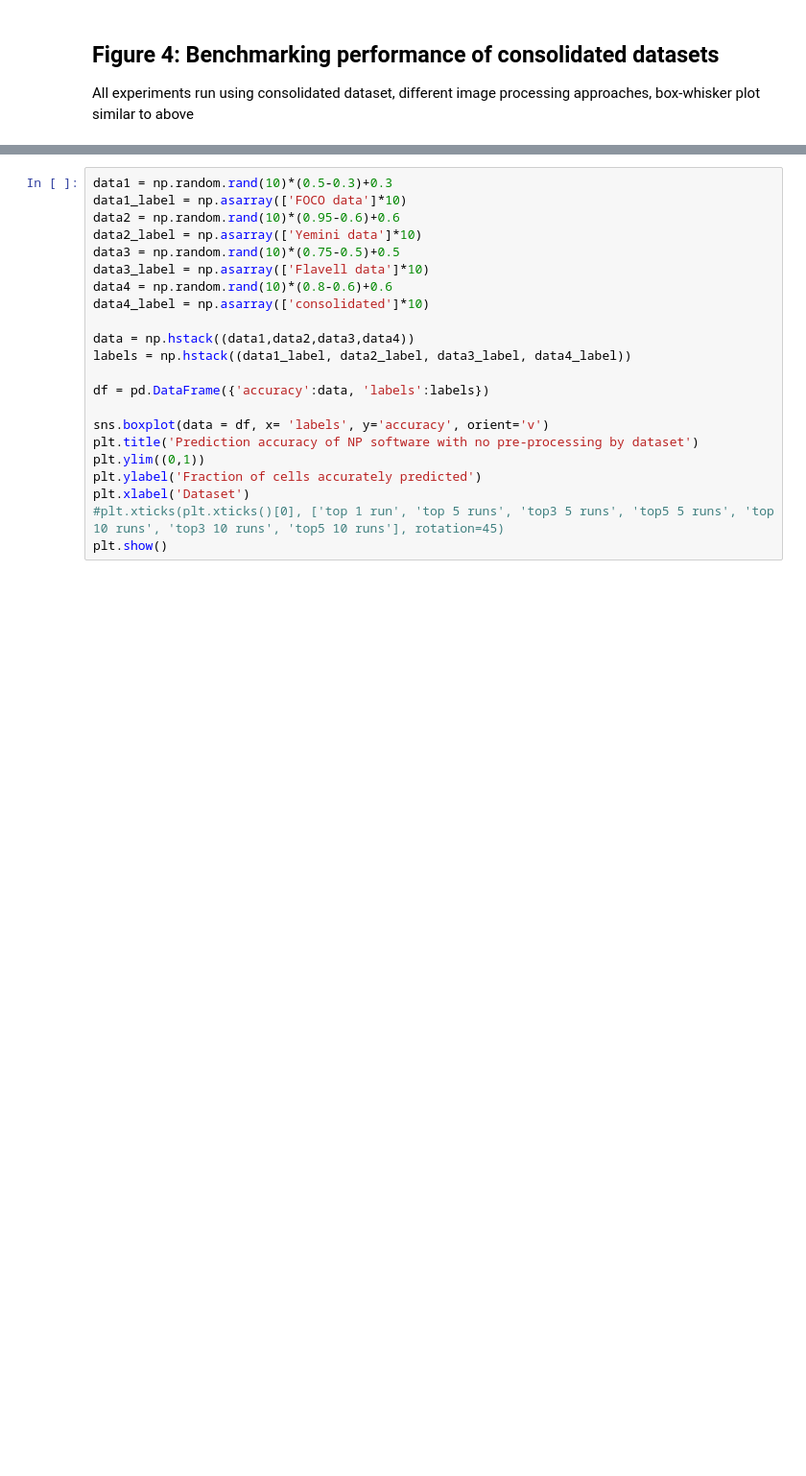
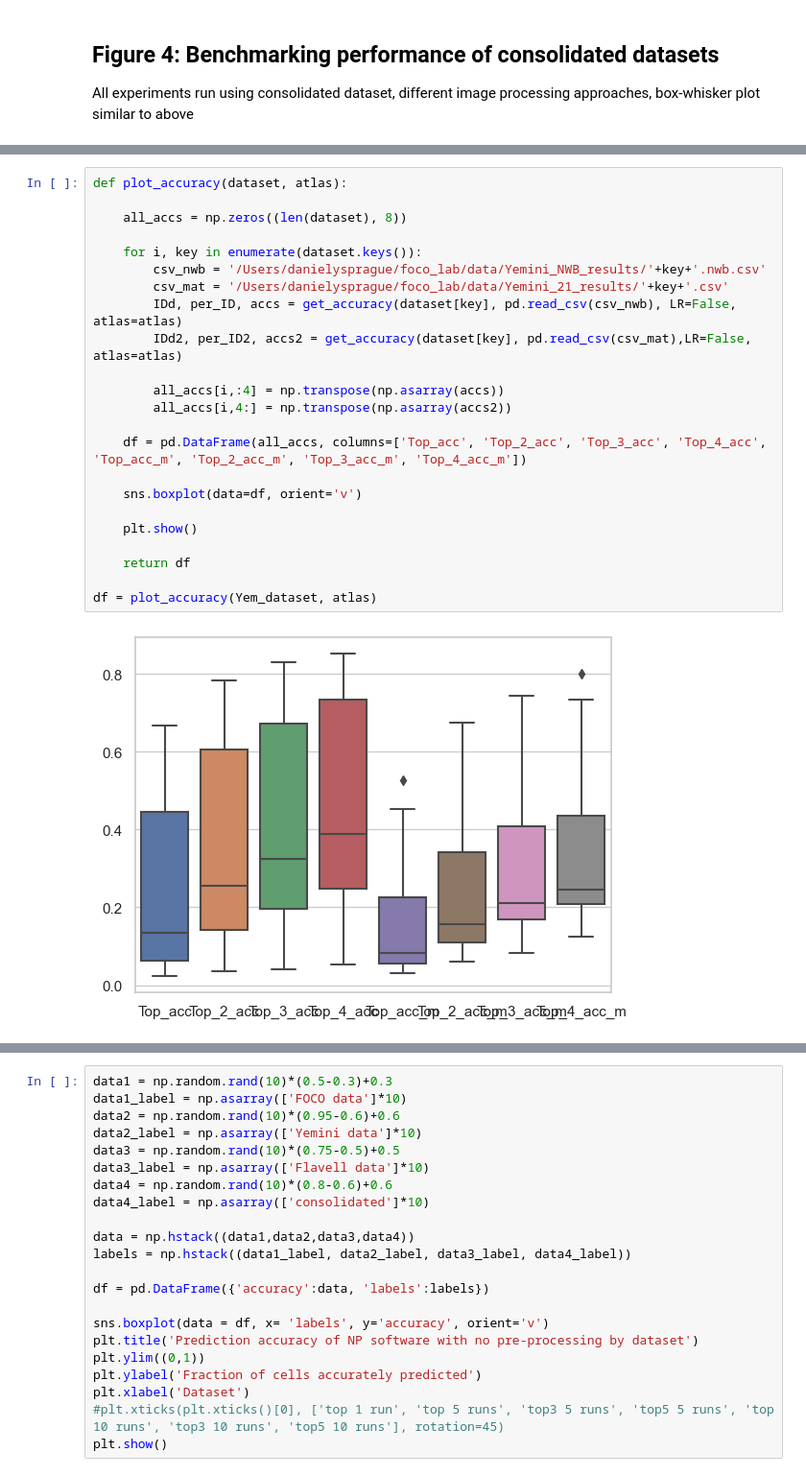
Before and after one commit to focolab/NWBelegans, a Jupyter notebook: Analysis/NWB_figures.ipynb, the cells around one changed output, grey strips where cells are left out. Shown at 96% size. Cells and saved outputs as stored; diff of their text form; blank space fills up the shorter version.

```diff
--- a/Analysis/NWB_figures.ipynb
+++ b/Analysis/NWB_figures.ipynb
@@ -328,0 +491,25 @@ All experiments run using consolidated dataset, different image processing appro
+# %%
+def plot_accuracy(dataset, atlas):
+
+    all_accs = np.zeros((len(dataset), 8))
+
+    for i, key in enumerate(dataset.keys()):
+        csv_nwb = '/Users/danielysprague/foco_lab/data/Yemini_NWB_results/'+key+'.nwb.csv'
+        csv_mat = '/Users/danielysprague/foco_lab/data/Yemini_21_results/'+key+'.csv'
+        IDd, per_ID, accs = get_accuracy(dataset[key], pd.read_csv(csv_nwb), LR=False, atlas=atlas)
+        IDd2, per_ID2, accs2 = get_accuracy(dataset[key], pd.read_csv(csv_mat),LR=False, atlas=atlas)
+
+        all_accs[i,:4] = np.transpose(np.asarray(accs))
+        all_accs[i,4:] = np.transpose(np.asarray(accs2))
+
+    df = pd.DataFrame(all_accs, columns=['Top_acc', 'Top_2_acc', 'Top_3_acc', 'Top_4_acc', 'Top_acc_m', 'Top_2_acc_m', 'Top_3_acc_m', 'Top_4_acc_m'])
+
+    sns.boxplot(data=df, orient='v')
+
+    plt.show()
+
+    return df
+
+df = plot_accuracy(Yem_dataset, atlas)
+# %% [output]
+[figure, added]
```
Also changed, not shown: parts of 12 cells of this notebook.
